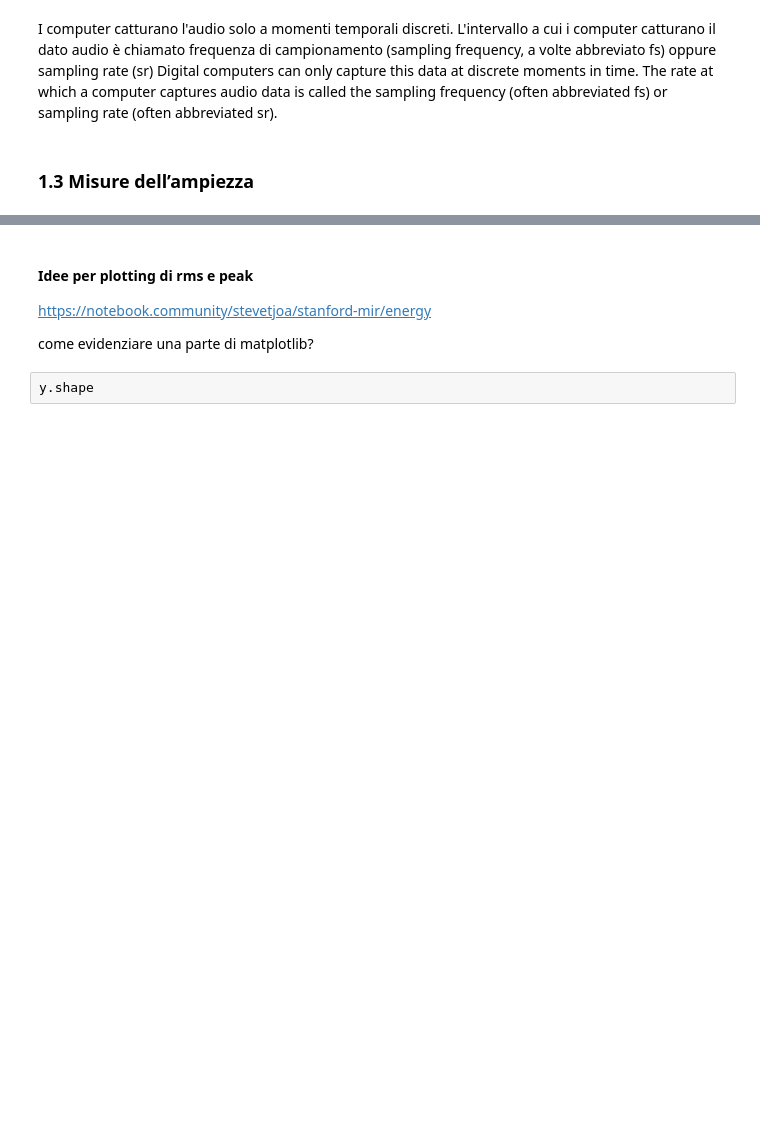
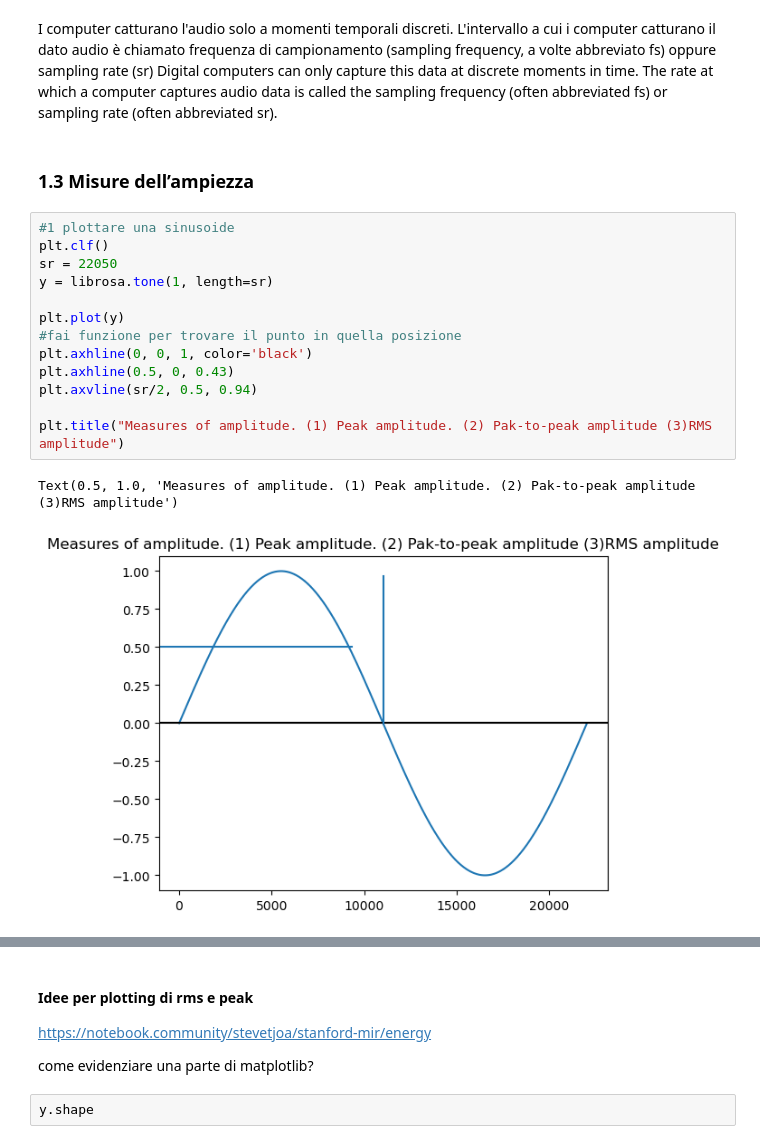
Before and after one commit to andreaagostini-teaching/cs1-dispense, a Jupyter notebook: notebooks/capitolo_1.ipynb, the cells around one changed output, grey strips where cells are left out. Saved outputs shown, nothing was run; the diff lists cells and outputs as text; blank space fills up the shorter version.

```diff
--- a/notebooks/capitolo_1.ipynb
+++ b/notebooks/capitolo_1.ipynb
@@ -96,3 +111,19 @@ I computer catturano l'audio solo a momenti temporali discreti. L'intervallo a c
 Digital computers can only capture this data at discrete moments in time. The rate at which a computer captures audio data is called the sampling frequency (often abbreviated fs) or sampling rate (often abbreviated sr).
 # %% [markdown]
 ### 1.3 Misure dell’ampiezza
+# %%
+#1 plottare una sinusoide
+plt.clf()
+sr = 22050
+y = librosa.tone(1, length=sr)
+
+plt.plot(y)
+#fai funzione per trovare il punto in quella posizione
+plt.axhline(0, 0, 1, color='black')
+plt.axhline(0.5, 0, 0.43)
+plt.axvline(sr/2, 0.5, 0.94)
+
+plt.title("Measures of amplitude. (1) Peak amplitude. (2) Pak-to-peak amplitude (3)RMS amplitude")
+# %% [output]
+Text(0.5, 1.0, 'Measures of amplitude. (1) Peak amplitude. (2) Pak-to-peak amplitude (3)RMS amplitude')
+[figure, added]
```
Also changed, not shown: parts of 14 cells of this notebook, 4 other files.
